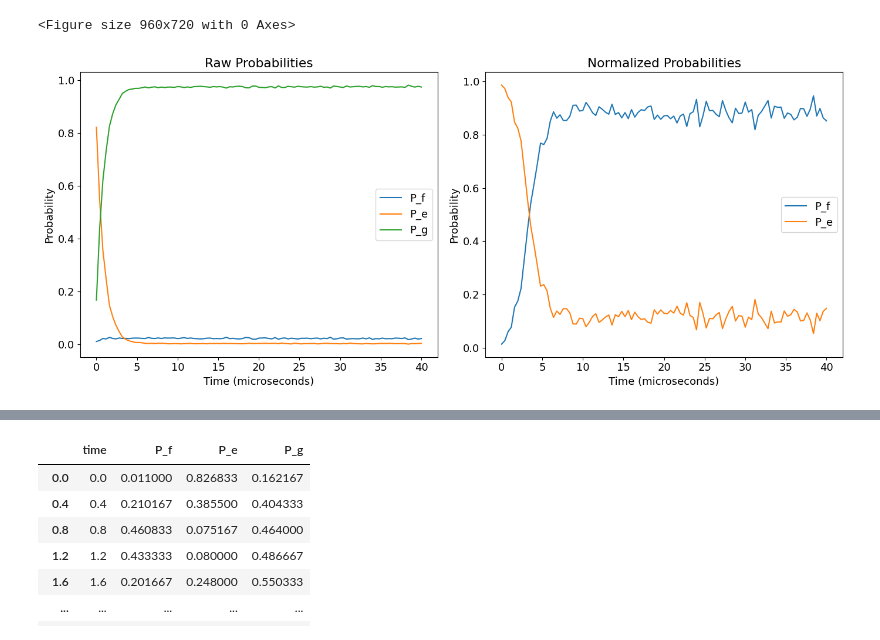
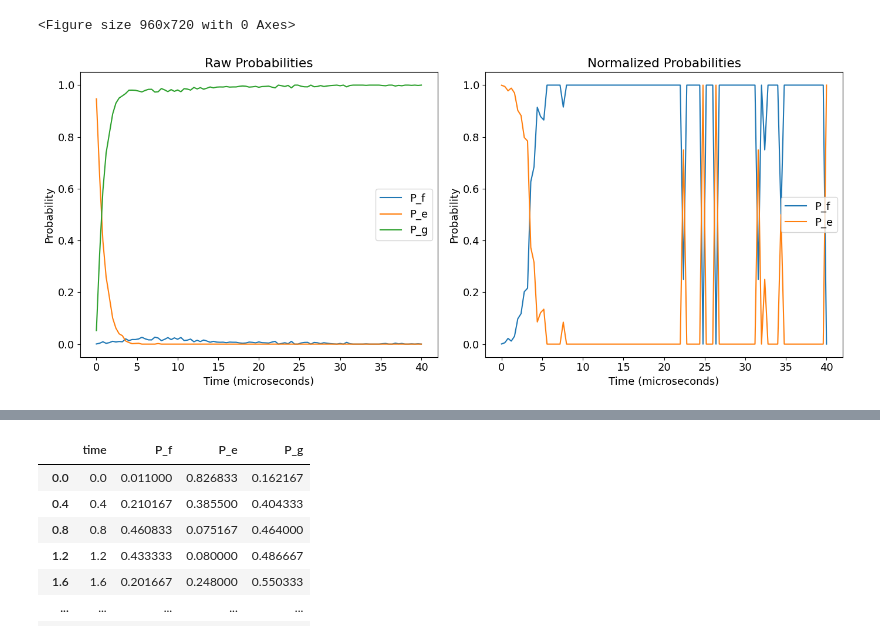
Before and after one commit to Katermurch/BlueFridgeNonLin, a Jupyter notebook: non_hermitian_rabi.ipynb, the cells around one changed output, grey strips where cells are left out. Cells and saved outputs as stored; diff of their text form; code cells hidden in the pictures.

```diff
--- a/non_hermitian_rabi.ipynb
+++ b/non_hermitian_rabi.ipynb
@@ -401,18 +444,6 @@ def sweep_J_curve_fit(probability_dataframes):
 
     return omega_values
 # %%
-probs_folder = os.path.join("sweep_J_data", "probs")
-values_folder = os.path.join("sweep_J_data", "values")
-probability_dataframes = {}
-for J in J_list:
-    prob_filename = os.path.join(probs_folder, f"j={J:.3f}.pkl")
-    values_filename = os.path.join(values_folder, f"j={J:.3f}.pkl")
-
-    # If both files already exist, load them and skip this iteration
-    if os.path.exists(prob_filename) and os.path.exists(values_filename):
-        with open(prob_filename, "rb") as f:
-            df_prob = pickle.load(f)
-        probability_dataframes[J] = df_prob
 # probability_dataframes = 0
 omega_dict = sweep_J_curve_fit(probability_dataframes)
 
@@ -563,64 +580,59 @@ Fitted J0 = 0.2852298453828185
 # %%
-J = 0.02
-
-probs_folder = os.path.join("sweep_J_data", "probs")
-pkl_filename = os.path.join(probs_folder, f"j={J:.3f}.pkl")
-
-with open(pkl_filename, "rb") as f:
-    probability_dataframes = pickle.load(f)  # This is your DataFrame for J=2
+J = 0.1
+df = probability_dataframes[J]  # This is your DataFrame for J=2
 
 # Assuming probability_dataframes is the DataFrame loaded for J=2
 # Extract the raw probabilities into an array (if needed)
 measured_pop = np.array([
-    probability_dataframes["P_g"],
-    probability_dataframes["P_e"],
-    probability_dataframes["P_f"]
+    df["P_g"],
+    df["P_e"],
+    df["P_f"]
 ])
 
 # Compute normalization factor (using P_f and P_e)
-normalization_val = probability_dataframes["P_f"] + probability_dataframes["P_e"]
+normalization_val = df["P_f"] + df["P_e"]
 
 # Create a new DataFrame with normalized probabilities
 normalized_df = pd.DataFrame({
-    "time": probability_dataframes["time"],
-    "P_f": probability_dataframes["P_f"] / normalization_val,
-    "P_e": probability_dataframes["P_e"] / normalization_val,
-    "P_g": probability_dataframes["P_g"] / normalization_val,
+    "time": df["time"],
+    "P_f": df["P_f"] / normalization_val,
+    "P_e": df["P_e"] / normalization_val,
+    "P_g": df["P_g"] / normalization_val,
 })
 
 # List of keys to plot
 keys = ["P_f", "P_e", "P_g"]
 
 # Create figure and two subplots
 plt.figure(dpi=150)
 fig, axes = plt.subplots(1, 2, figsize=(14, 6))
 
 # Plot raw probabilities in the first subplot
 for key in keys:
-    sns.lineplot(data=probability_dataframes, x="time", y=key, ax=axes[0], label=key)
+    sns.lineplot(data=df, x="time", y=key, ax=axes[0], label=key)
 
 # Plot normalized probabilities in the second subplot (skip "P_g" if desired)
 for key in keys:
     if key != "P_g":  # Plot only P_f and P_e for normalization if that’s your intention
         sns.lineplot(data=normalized_df, x="time", y=key, ax=axes[1], label=key)
 
 # Set labels and titles for clarity
 axes[0].set_xlabel("Time (microseconds)")
 axes[0].set_ylabel("Probability")
 axes[0].set_title("Raw Probabilities")
 axes[0].legend()
 
 axes[1].set_xlabel("Time (microseconds)")
 axes[1].set_ylabel("Probability")
 axes[1].set_title("Normalized Probabilities")
 axes[1].legend()
 
 # Adjust layout for better spacing
 plt.tight_layout()
 plt.show()
 # %% [output]
 <Figure size 960x720 with 0 Axes>
-[figure, old version]
+[figure, new version]
 # %%
 # Define parameters
 num_steps = 101
```
Also changed, not shown: parts of 12 cells of this notebook, 6 other files.
